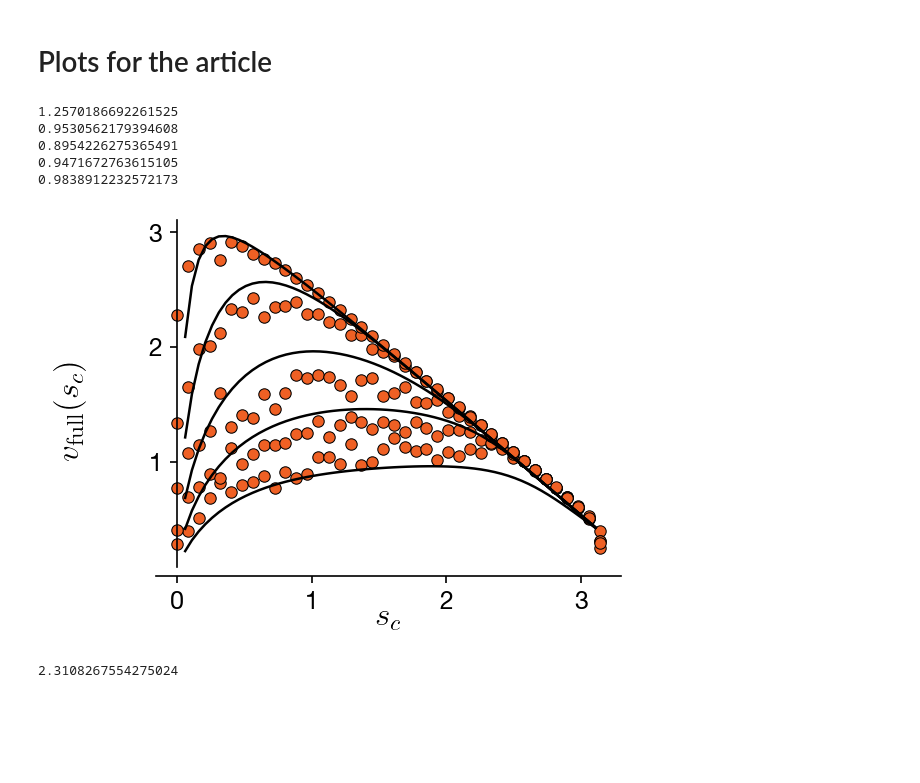
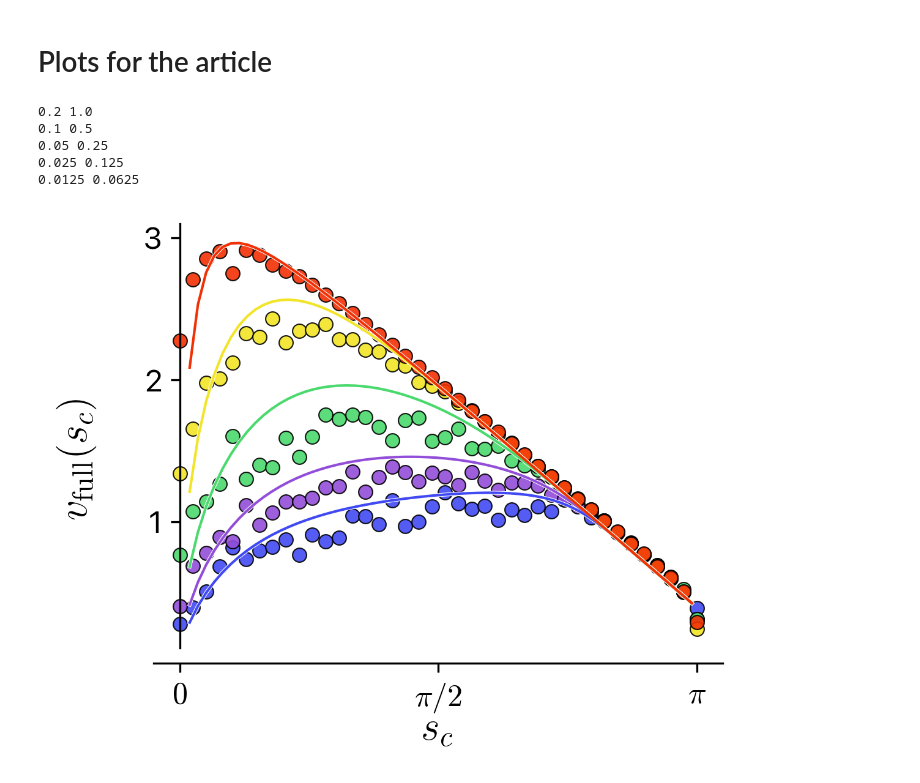
Before and after one commit to sgangaprasath/CollectiveTradeoff, a Jupyter notebook: PlotsPaper.ipynb, the cells around one changed output. Drawn from its saved outputs; the diff is of its cells as text; code cells hidden in the pictures; blank space fills up the shorter version.

```diff
--- a/PlotsPaper.ipynb
+++ b/PlotsPaper.ipynb
@@ -5,29 +5,39 @@ import numpy as np
 import scipy as sp
 import matplotlib as mpl
 import matplotlib.pyplot as plt
-import copy
-import time
 import pandas as pd
+import matplotlib as mpl
+mpl.rcParams['pdf.fonttype'] = 42
+mpl.rcParams['ps.fonttype'] = 42
 
 import importlib
 # Function for plots
 import plotFns as pF
 # Parameters in the model
-import prmts as pR
+import prmtsLin as pR
+# %%
+# colors = ["#59283A", "#332859", "#F2A71B", "#F2911B", "#D93829"]
+
+colors = ["#414AF2", "#934ED9", "#4AD96D", "#F2E527", "#F23005"]
+
+# colors = ["#0597F2", "#067302", "#73544D", "#F29F05", "#F20505"]
 # %%
 importlib.reload(pF)
 importlib.reload(pR)
 
 mpl.rcParams.update(mpl.rcParamsDefault)
-plt.rc("font", family="Helvetica Neue")
+plt.rc("font", family="SF Pro")
 plt.rc("xtick", labelsize="medium")
+rc = {"mathtext.fontset" : "cm"}
+plt.rcParams.update(rc)
+plt.rcParams["font.serif"] = plt.rcParams["font.serif"]
 
-linewidth = 1.2
+linewidth = 1.0
 linestyle = "-"
 label_size = 12
 color = '#EF6024'
 
-fig = plt.figure(figsize=(4, 3), dpi=150)
+fig = plt.figure(figsize=(4, 3), dpi=300)
 nRow = 1
 nCol = 1
 ax = plt.subplot(nRow, nCol, 1)
@@ -36,46 +46,53 @@ p = pR.params()
 phiPtn = np.linspace(0, np.pi, p.nPtn+1)
 
 for ind in range(5):
+        print(p.pe, p.lNu)
         df1 = pd.read_csv('./plotData/vFullRL_Pe_'+str(p.pe)+'_lNu_'+str(p.lNu)+'.csv')
         df2 = pd.read_csv('./plotData/vFull_Pe_'+str(p.pe)+'_lNu_'+str(p.lNu)+'.csv')
         n = p.nPtn
         phiPlt = np.linspace(0, np.pi, n)
         ax.scatter(phiPlt, df1.iloc[:,2],
                 s=30,
-                color=color,
+                color=colors[ind],
                 edgecolors='k',
                 linewidth=0.5,
+                alpha = 0.9,
                 zorder=-1)
         ax.plot(df2.iloc[:, 0], df2.iloc[:, 1],
-                color='k',
+                color=colors[ind],
                 linewidth=linewidth,
                 zorder=1)
+        ax.plot(df2.iloc[:, 0], df2.iloc[:, 1],
+                color="white",
+                linewidth=1.5,
+                zorder=0)
         p.nu = p.nu*2
-        print(np.max(df1.iloc[:,2].tolist())/np.max(df2.iloc[:,1].tolist()))
         p.pe = p.diff/p.nu #peclet number
         p.lNu = p.vo/p.nu #length-scale used for non-dimensionalization (s)
 
+
 ax.set_xlabel(r'$s_c$',usetex=True, fontsize=label_size+4)
-ax.set_ylabel(r'$v_{\rm full}(s_c)$',usetex=True,rotation=90, fontsize=label_size+4)
+ax.set_ylabel(r'$v_{\rm full}(s_c)$',usetex=True, rotation=90, fontsize=label_size+4)
 ax.tick_params(axis='both', which='major', labelsize=label_size)
+ax.set_yticks([1, 2, 3])
+ax.set_xticks([0, np.pi/2, np.pi])
+labels = ['$0$', r'$\pi/2$', r'$\pi$']
+ax.set_xticklabels(labels, usetex=True)
 
-ax.xaxis.set_label_coords(0.5,-0.1)
-ax.yaxis.set_label_coords(-0.15,0.45)
+ax.xaxis.set_label_coords(0.5,-0.15)
+ax.yaxis.set_label_coords(-0.1,0.45)
 
 ax.spines["right"].set_visible(False)
 ax.spines["top"].set_visible(False)
 ax.spines["left"].set_position(("data", 0))
 ax.spines["bottom"].set_position(("data", 0))
 
+plt.savefig("LinearTheoryComparison.svg", bbox_inches='tight', format='svg')
 plt.show()
 # %% [output]
-1.2570186692261525
-0.9530562179394608
-0.8954226275365491
-0.9471672763615105
-0.9838912232572173
+0.2 1.0
+0.1 0.5
+0.05 0.25
+0.025 0.125
+0.0125 0.0625
-[figure, old version]
+[figure, new version]
-# %%
-np.max(df2.iloc[:,1].tolist())
-# %% [output]
-2.3108267554275024
```
Also changed, not shown: parts of 2 cells of this notebook, 34 other files.
